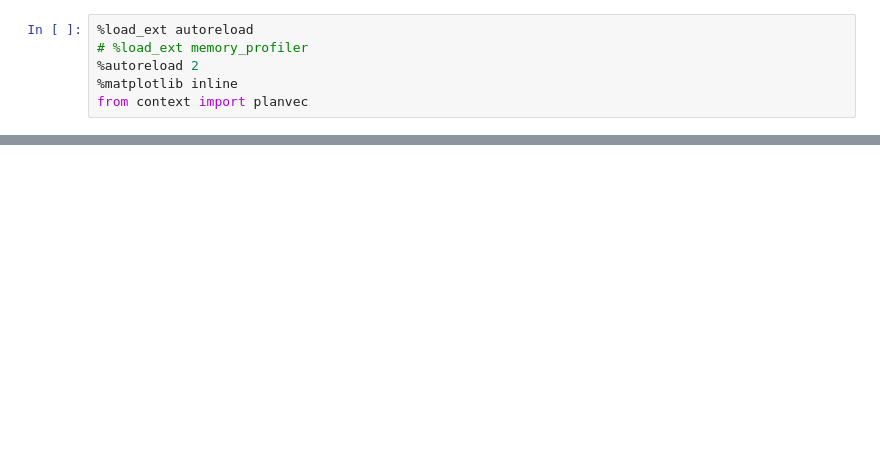
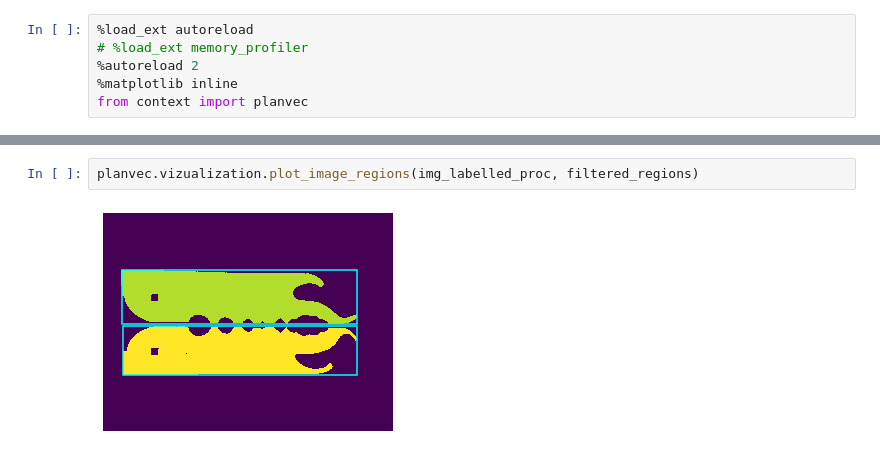
Before and after one commit to cybathlon-at-school/planvec, a Jupyter notebook: notebooks/img_vectorization.ipynb, the cells around one changed output, grey strips where cells are left out. Cells and saved outputs as stored; diff of their text form; blank space fills up the shorter version.

```diff
--- a/notebooks/img_vectorization.ipynb
+++ b/notebooks/img_vectorization.ipynb
@@ -65,0 +78,4 @@ for region in regions:
+# %%
+planvec.vizualization.plot_image_regions(img_labelled_proc, filtered_regions)
+# %% [output]
+[figure, added]
```
Also changed, not shown: parts of 20 cells of this notebook, 6 other files.
